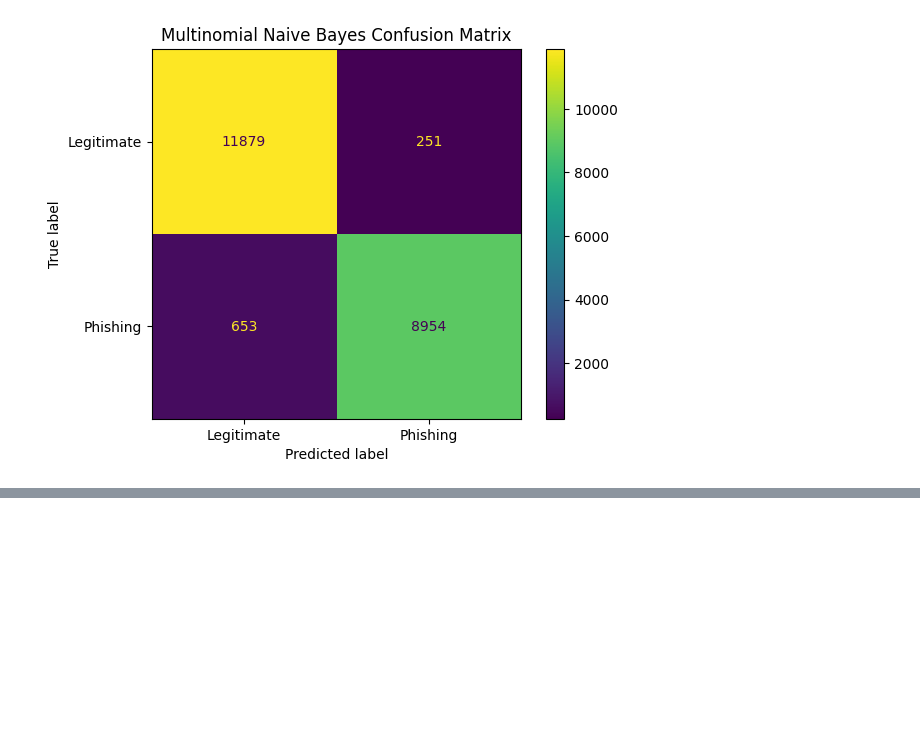
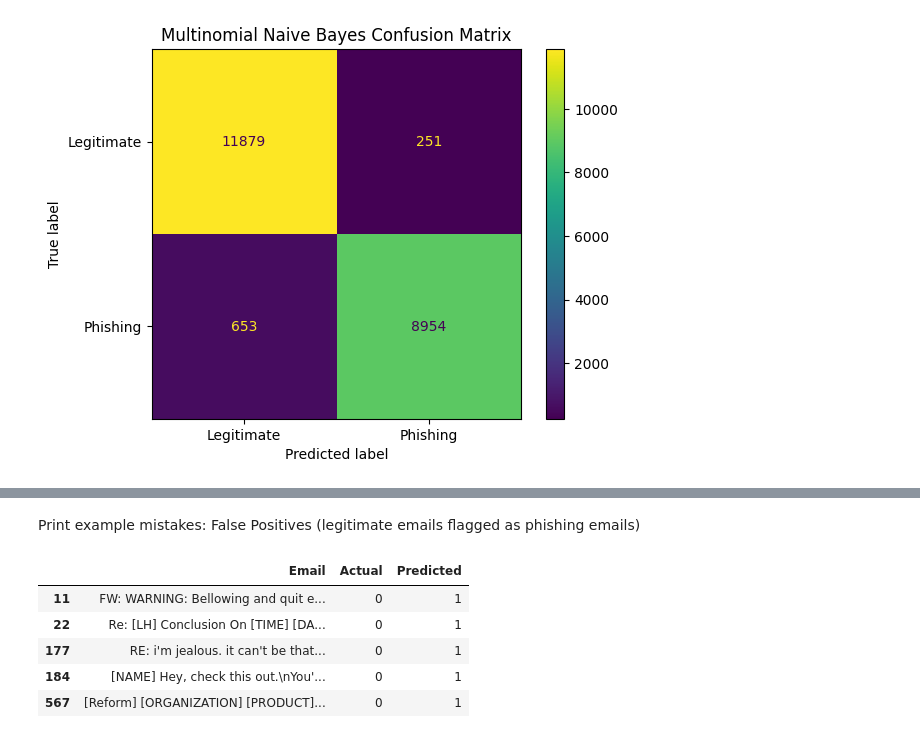
Before and after one commit to dhruvidarji1/Phishing-Email-Prediction-Models, a Jupyter notebook: MultinomialNaiveBayes.ipynb, the cells around one changed output, grey strips where cells are left out. Drawn from its saved outputs; the diff is of its cells as text; code cells hidden in the pictures; blank space fills up the shorter version.

```diff
--- a/MultinomialNaiveBayes.ipynb
+++ b/MultinomialNaiveBayes.ipynb
@@ -289,0 +449,16 @@ plt.show()
+# %% [markdown]
+Print example mistakes: False Positives (legitimate emails flagged as phishing emails)
+# %%
+false_positives = results[
+    (results["Actual"] == 0) &
+    (results["Predicted"] == 1)
+]
+
+false_positives.head(5)
+# %% [output]
+|  | Email | Actual | Predicted |
+| 11 | FW: WARNING: Bellowing and quit e... | 0 | 1 |
+| 22 | Re: [LH] Conclusion On [TIME] [DA... | 0 | 1 |
+| 177 | RE: i'm jealous. it can't be that... | 0 | 1 |
+| 184 | [NAME] Hey, check this out.\nYou'... | 0 | 1 |
+| 567 | [Reform] [ORGANIZATION] [PRODUCT]... | 0 | 1 |
```
Also changed, not shown: parts of 33 cells of this notebook.
